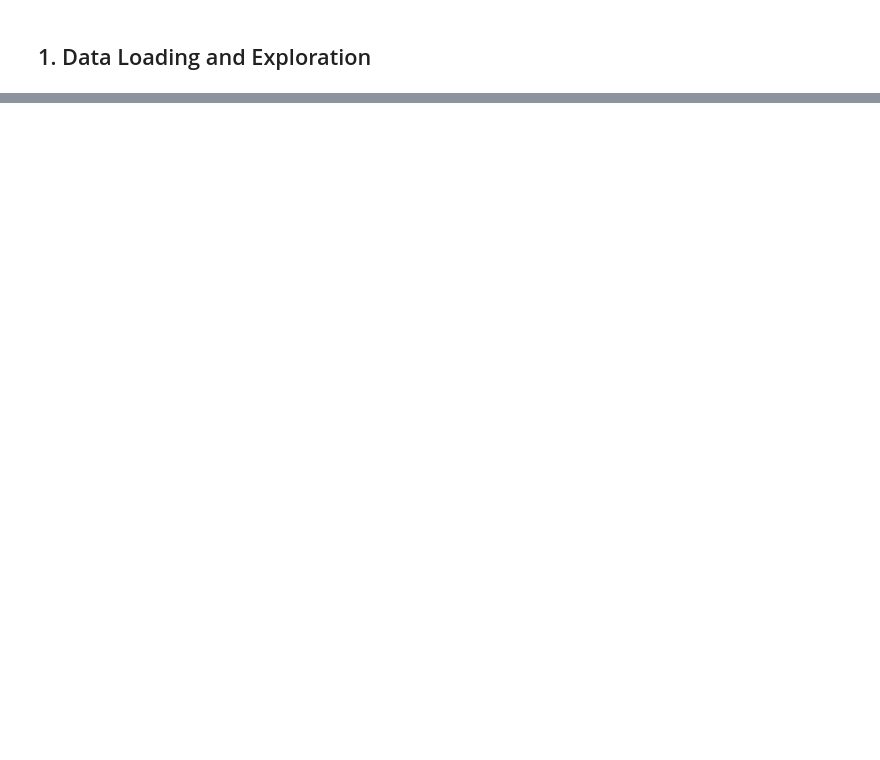
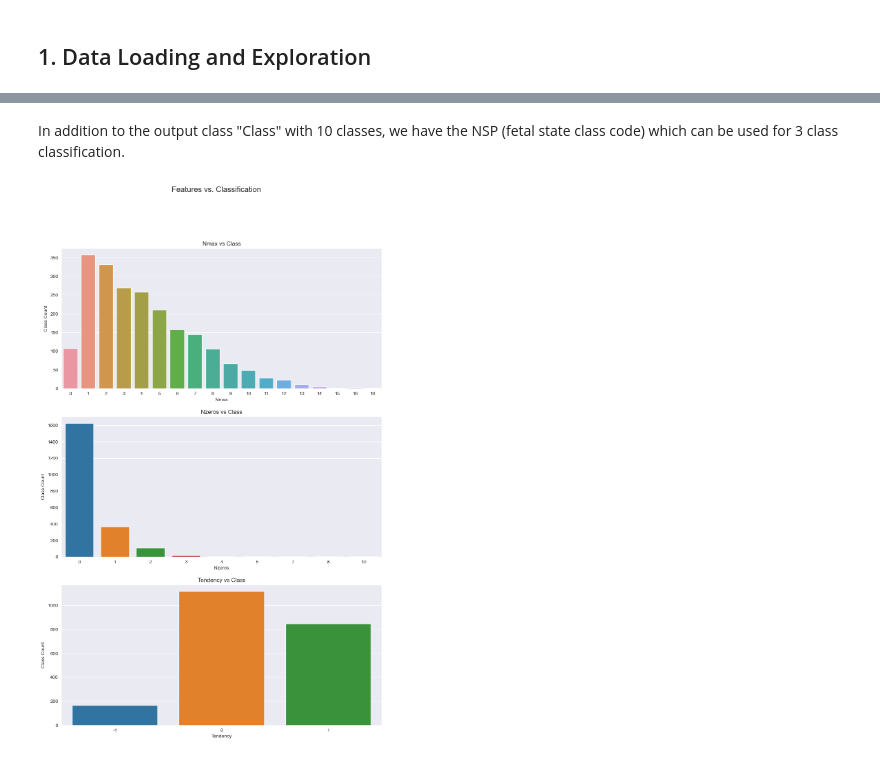
Before and after one commit to myakubov18/AML-Group-20-Project, a Jupyter notebook: main_notebook.ipynb, the cells around one changed output, grey strips where cells are left out. Saved outputs shown, nothing was run; the diff lists cells and outputs as text; code cells hidden in the pictures; blank space fills up the shorter version.

```diff
--- a/main_notebook.ipynb
+++ b/main_notebook.ipynb
@@ -58,0 +74,22 @@ Percentage of samples with Class b'3': 2.49%
+# %% [markdown]
+In addition to the output class "Class" with 10 classes, we have the NSP (fetal state class code) which can be used for 3 class classification.
+# %%
+fig, axes = plt.subplots(3, 1, figsize=(12, 18))
+fig.suptitle('Features vs. Classification', fontsize=16)
+
+features = ['Nmax', 'Nzeros', 'Tendency']
+barplots = ['Nmax', 'Nzeros', 'Tendency']
+
+for ax, feature in zip(axes.flatten(), features):
+    if feature in barplots:
+        sns.countplot(data=df, x=feature, ax=ax)
+    else:
+        sns.stripplot(data=df, y=feature, x="CLASS", ax=ax)
+
+    ax.set_title(feature + ' vs Class')
+    ax.set_xlabel(feature)
+    ax.set_ylabel('Class Count')
+
+plt.show()
+# %% [output]
+[figure, added]
```
Also changed, not shown: parts of 11 cells of this notebook.
